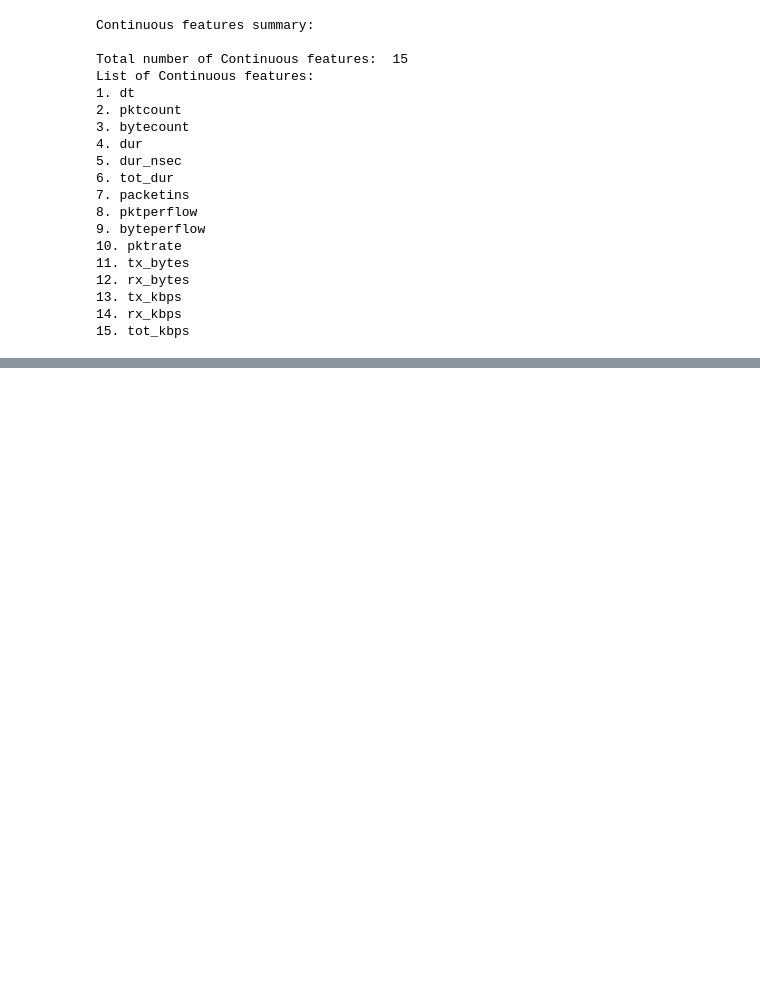
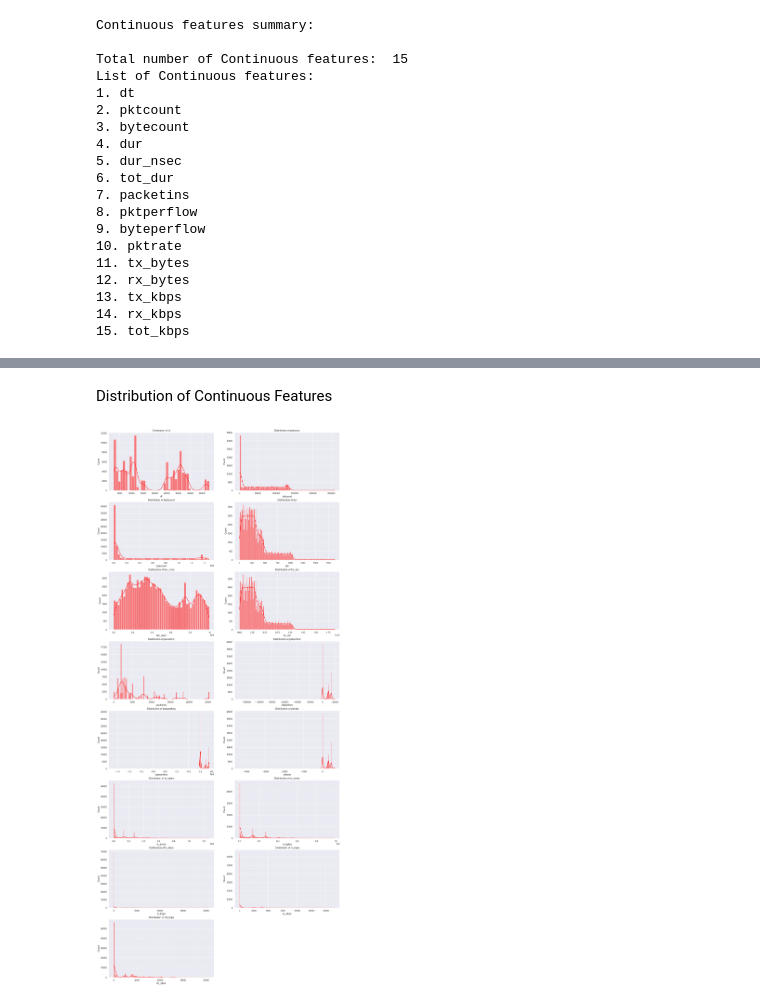
Before and after one commit to Pratham8766/DDoS-Detection-using-Machine-Learning, a Jupyter notebook: model_training_2.ipynb, the cells around one changed output, grey strips where cells are left out. Cells and saved outputs as stored; diff of their text form; code cells hidden in the pictures; blank space fills up the shorter version.

```diff
--- a/model_training_2.ipynb
+++ b/model_training_2.ipynb
@@ -237,0 +249,4 @@ List of Continuous features:
+# %%
+def histoPlotDistribution(col):
+    sns.set_theme(style = "darkgrid")
+    sns.histplot(data = df, x = col, kde = True, color = "red").set(title = "Distribution of "+ col)
@@ -237,0 +276,10 @@ List of Continuous features:
+# %% [markdown]
+Distribution of Continuous Features
+# %%
+f = plt.figure(figsize = (20, 90))
+for i in range(len(continuous_features)):
+    f.add_subplot(len(continuous_features), 2, i+1)
+    histoPlotDistribution(continuous_features[i])
+plt.show()
+# %% [output]
+[figure, added]
```
Also changed, not shown: parts of 8 cells of this notebook.
